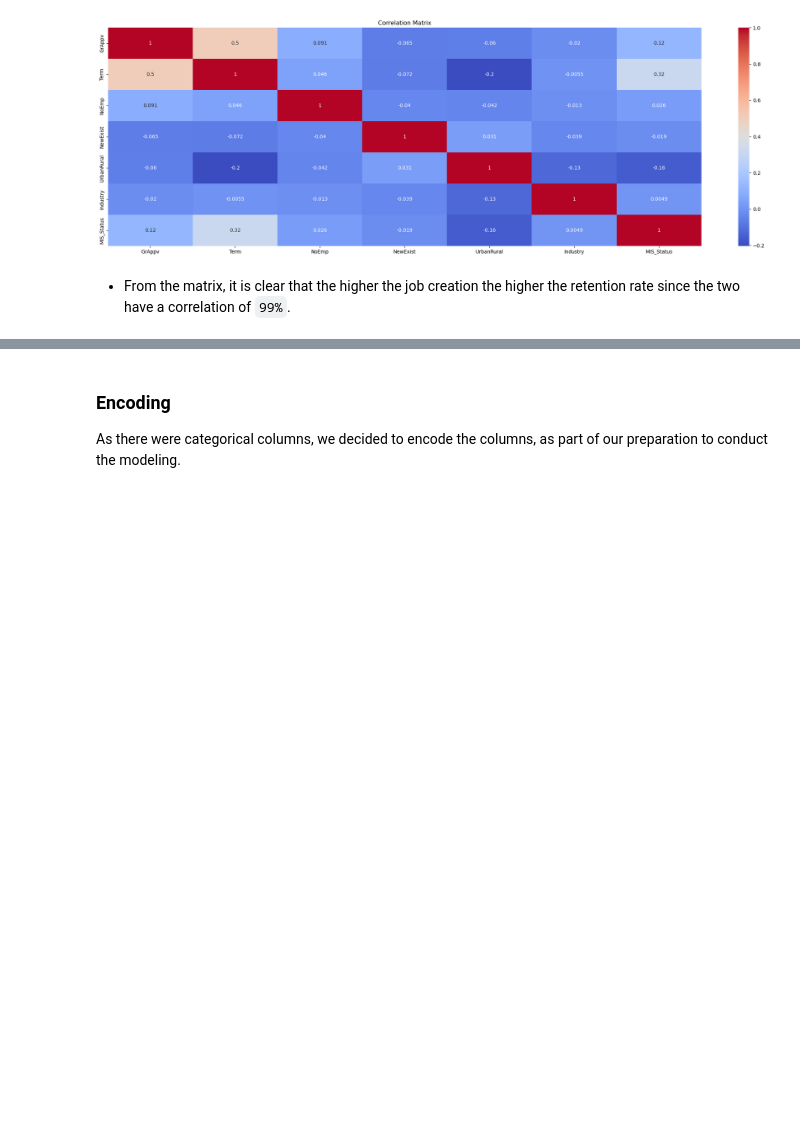
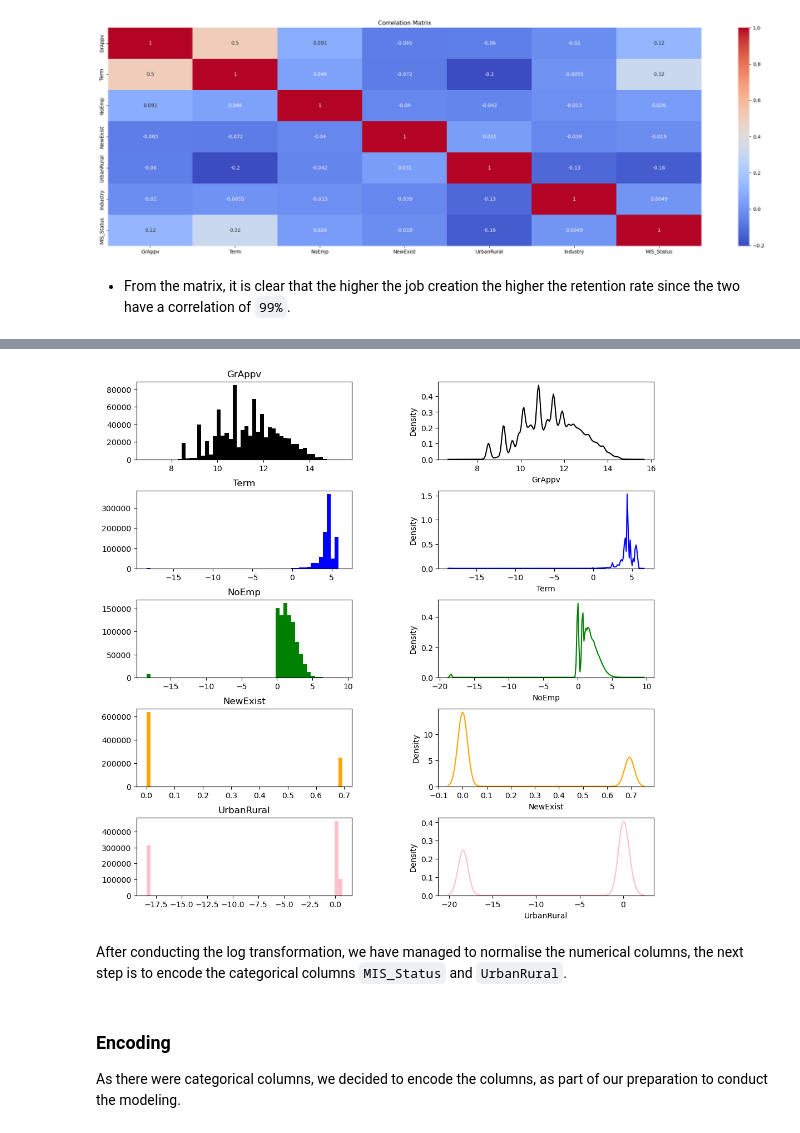
Before and after one commit to LynneMutwiri/Credit_Worthiness_of_Small_Businesses, a Jupyter notebook: SBA.ipynb, the cells around one changed output, grey strips where cells are left out. Saved outputs shown, nothing was run; the diff lists cells and outputs as text; code cells hidden in the pictures; blank space fills up the shorter version.

```diff
--- a/SBA.ipynb
+++ b/SBA.ipynb
@@ -432,3 +459,19 @@ plt.show()
+# %%
+# Created a function to plot the histogram with the kde in order to inspect the distribution
+def plot_histograms_with_kde(df, columns):
+    fig, axs = plt.subplots(ncols=2, nrows=len(columns), figsize=(12, 12))
+    for i, col in enumerate(columns):
+        axs[i, 0].hist(df[col], bins=50, color=colors[i])
+        axs[i, 0].set_title(col)
+        sns.kdeplot(data=df, x=col, ax=axs[i, 1], color=colors[i])
+    plt.subplots_adjust(wspace=0.4, hspace=0.4)
+    plt.show()
+
+plot_histograms_with_kde(df, numeric_columns)
+# %% [output]
+[figure, added]
+# %% [markdown]
+After conducting the log transformation, we have managed to normalise the numerical columns, the next step is to encode the categorical columns `MIS_Status` and `UrbanRural`.
 # %% [markdown]
 ### Encoding
 
```
Also changed, not shown: parts of 29 cells of this notebook, 1 other file.
